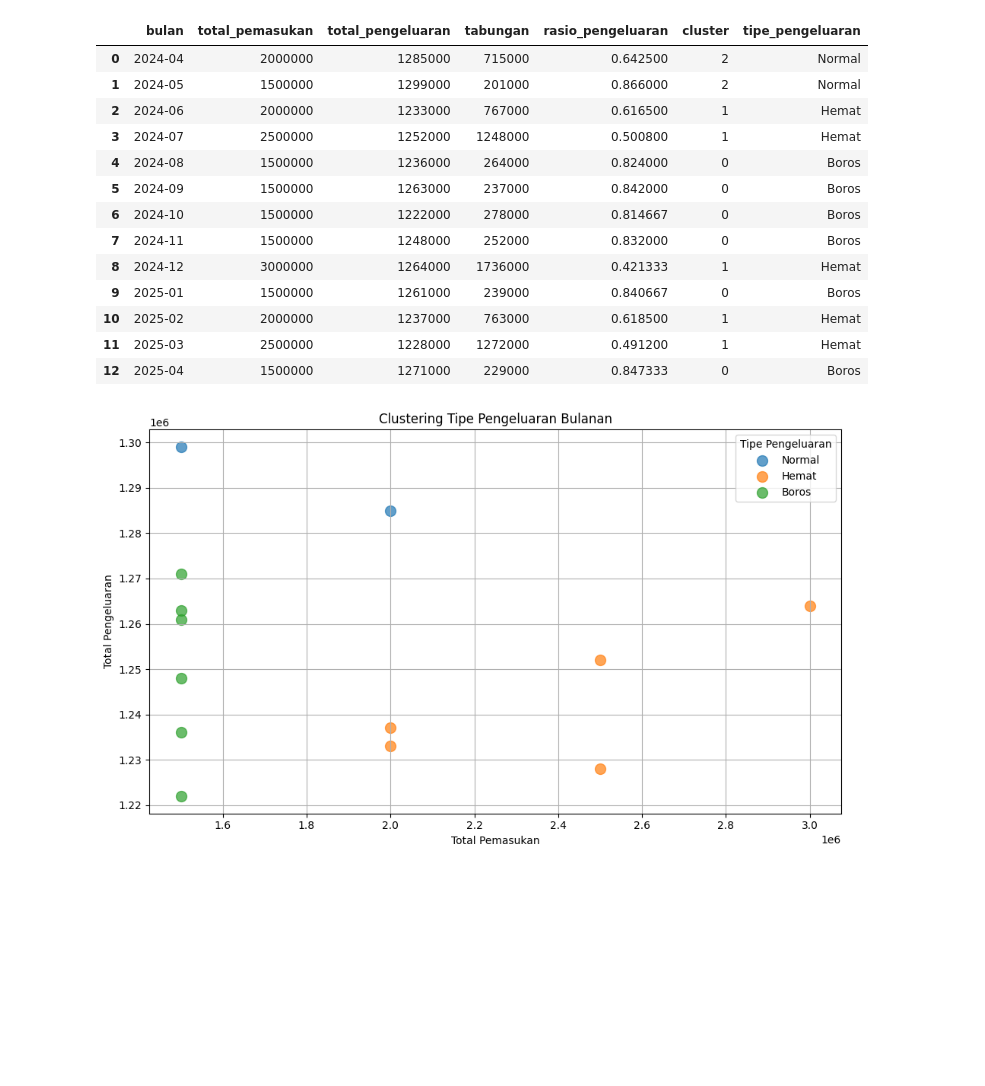
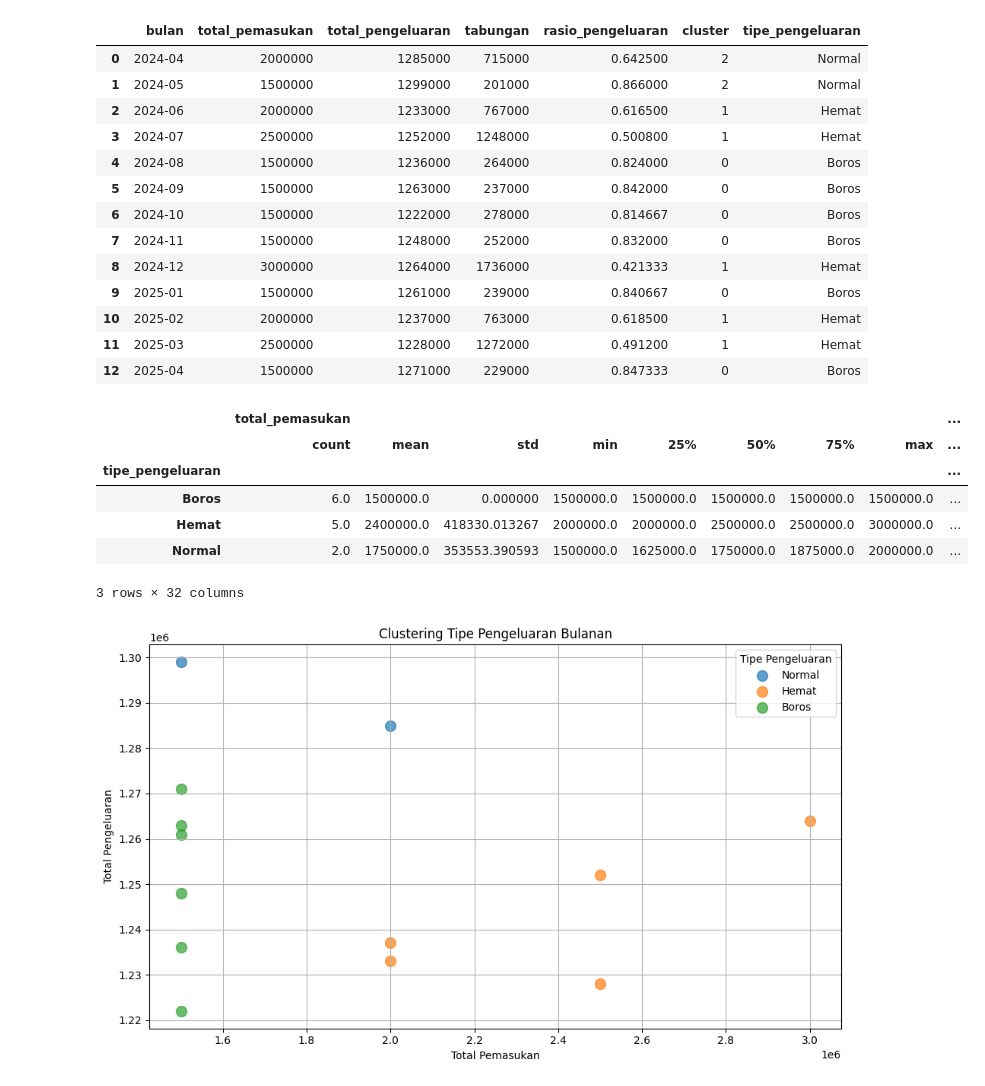
Before and after one commit to EvindaEka/smartbudget, a Jupyter notebook: Models/models/clustering.ipynb, the cells around one changed output. Drawn from its saved outputs; the diff is of its cells as text; code cells hidden in the pictures; blank space fills up the shorter version.

Commit message:
Cluster

```diff
--- a/Models/models/clustering.ipynb
+++ b/Models/models/clustering.ipynb
@@ -166,6 +173,20 @@ data
 | 10 | 2025-02 | 2000000 | 1237000 | 763000 | 0.618500 | 1 | Hemat |
 | 11 | 2025-03 | 2500000 | 1228000 | 1272000 | 0.491200 | 1 | Hemat |
 | 12 | 2025-04 | 1500000 | 1271000 | 229000 | 0.847333 | 0 | Boros |
+# %%
+# Statistik deskriptif untuk tiap cluster
+deskripsi_per_cluster = data.groupby('tipe_pengeluaran')[['total_pemasukan', 'total_pengeluaran', 'tabungan', 'rasio_pengeluaran']].describe()
+
+# Tampilkan hasil
+deskripsi_per_cluster
+# %% [output]
+|  | total_pemasukan |  |  |  |  |  |  |  | ... |
+|  | count | mean | std | min | 25% | 50% | 75% | max | ... |
+| tipe_pengeluaran |  |  |  |  |  |  |  |  | ... |
+| Boros | 6.0 | 1500000.0 | 0.000000 | 1500000.0 | 1500000.0 | 1500000.0 | 1500000.0 | 1500000.0 | ... |
+| Hemat | 5.0 | 2400000.0 | 418330.013267 | 2000000.0 | 2000000.0 | 2500000.0 | 2500000.0 | 3000000.0 | ... |
+| Normal | 2.0 | 1750000.0 | 353553.390593 | 1500000.0 | 1625000.0 | 1750000.0 | 1875000.0 | 2000000.0 | ... |
+3 rows × 32 columns
 # %%
 plt.figure(figsize=(10, 6))
 
```
Also changed, not shown: parts of 2 cells of this notebook, 5 other files.
